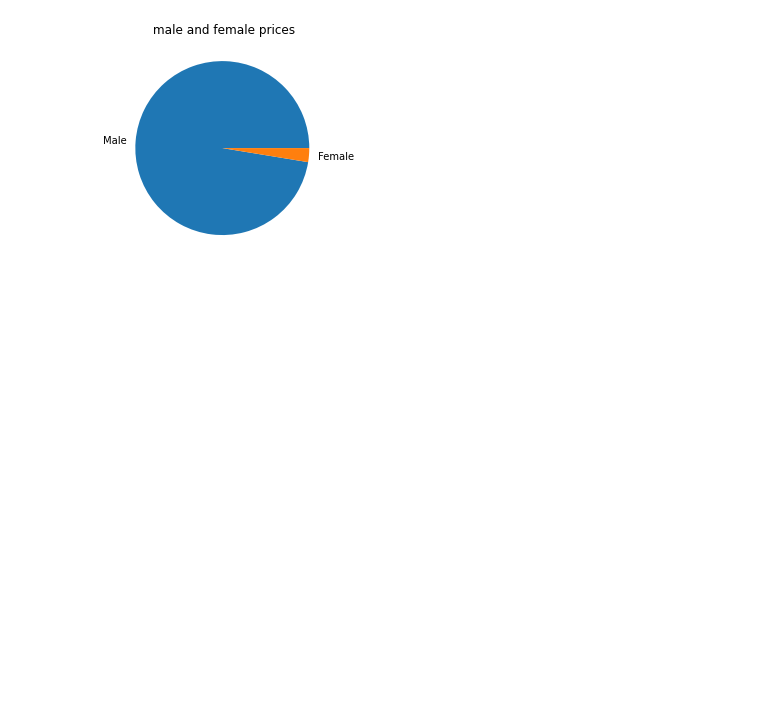
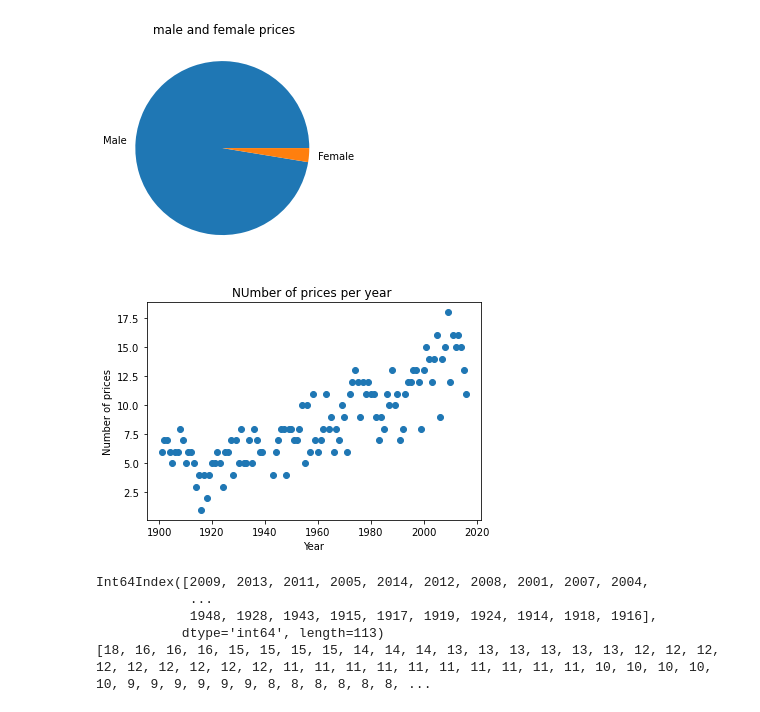
Before and after one commit to Mohammadreza324/Mohammmadreza-Sharifi-19c, a Jupyter notebook: programmeing-i-verklig/pandas/panda.ipynb, the cells around one changed output. Cells and saved outputs as stored; diff of their text form; code cells hidden in the pictures; blank space fills up the shorter version.

Commit message:
pandas

```diff
--- a/programmeing-i-verklig/pandas/panda.ipynb
+++ b/programmeing-i-verklig/pandas/panda.ipynb
@@ -189,6 +172,28 @@ plt.title(" male and female prices")
 plt.show()
 # %% [output]
 [figure]
+# %%
+import pandas as pd
+import matplotlib.pyplot as plt
+
+df = pd.read_csv("archive.csv")
+
+year = df["Year"].value_counts()
+
+plt.scatter(year.keys(), year.tolist())
+plt.title("NUmber of prices per year ")
+plt.xlabel("Year")
+plt.ylabel("Number of prices")
+plt.show()
+print(year.keys())
+print(year.tolist())
+# %% [output]
+[figure, added]
+Int64Index([2009, 2013, 2011, 2005, 2014, 2012, 2008, 2001, 2007, 2004,
+            ...
+            1948, 1928, 1943, 1915, 1917, 1919, 1924, 1914, 1918, 1916],
+           dtype='int64', length=113)
+[18, 16, 16, 16, 15, 15, 15, 15, 14, 14, 14, 13, 13, 13, 13, 13, 13, 12, 12, 12, 12, 12, 12, 12, 12, 12, 11, 11, 11, 11, 11, 11, 11, 11, 11, 11, 10, 10, 10, 10, 10, 9, 9, 9, 9, 9, 9, 8, 8, 8, 8, 8, 8, ...
 # %%
 import pandas as pd
 import matplotlib.pyplot as plt
```
Also changed, not shown: parts of 5 cells of this notebook, 5 other files.
